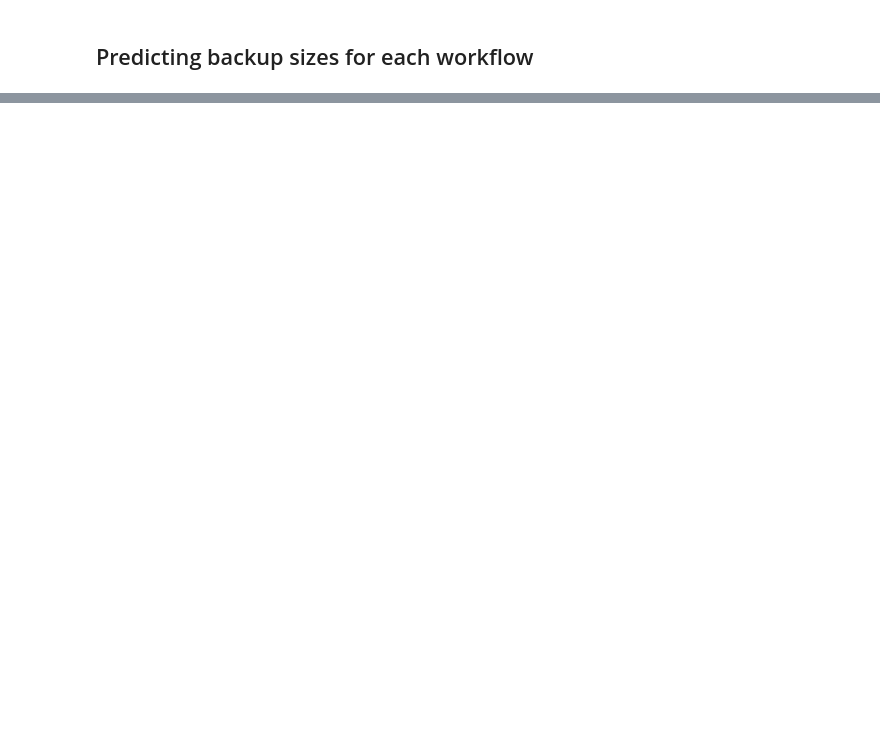
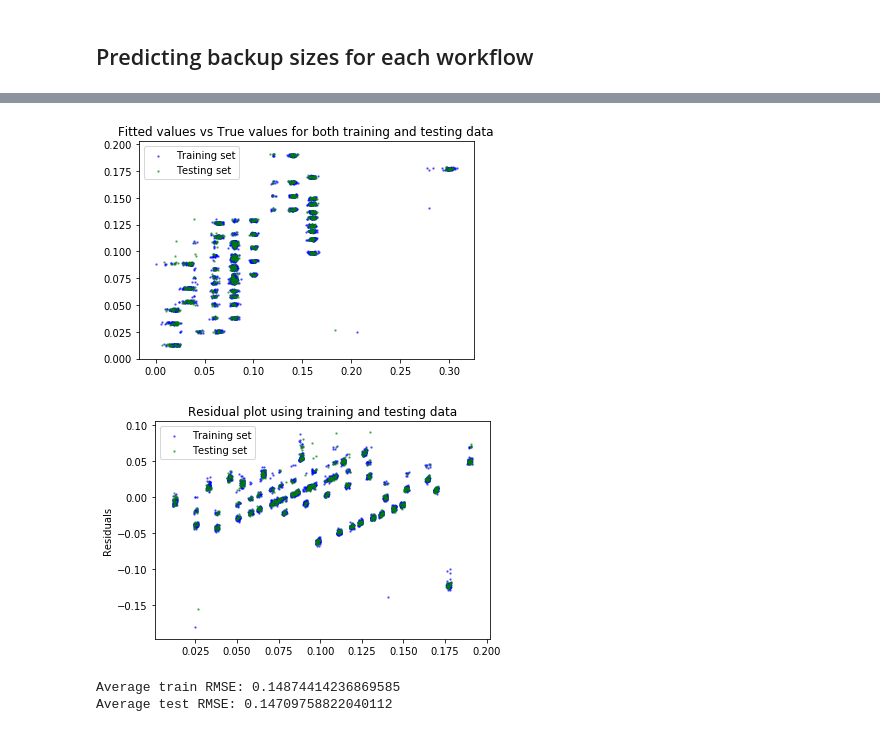
Before and after one commit to 219Winter2019adjz/Project4, a Jupyter notebook: Dataset1.ipynb, the cells around one changed output, grey strips where cells are left out. Saved outputs shown, nothing was run; the diff lists cells and outputs as text; code cells hidden in the pictures; blank space fills up the shorter version.

```diff
--- a/Dataset1.ipynb
+++ b/Dataset1.ipynb
@@ -514,0 +546,11 @@ plt.legend(['Training set', 'Testing set'])
+# %%
+data_wf0_enc = X_encoded[np.where(X_encoded[:,1]==0)]
+target_wf0_enc = Y_encoded[np.where(X_encoded[:,1]==0)]
+data_wf1_enc = X_encoded[np.where(X_encoded[:,1]==1)]
+target_wf1_enc = Y_encoded[np.where(X_encoded[:,1]==1)]
+data_wf2_enc = X_encoded[np.where(X_encoded[:,1]==2)]
+target_wf2_enc = Y_encoded[np.where(X_encoded[:,1]==2)]
+data_wf3_enc = X_encoded[np.where(X_encoded[:,1]==3)]
+target_wf3_enc = Y_encoded[np.where(X_encoded[:,1]==3)]
+data_wf4_enc = X_encoded[np.where(X_encoded[:,1]==4)]
+target_wf4_enc = Y_encoded[np.where(X_encoded[:,1]==4)]
@@ -514,0 +578,29 @@ plt.legend(['Training set', 'Testing set'])
+# %%
+X_train, X_test, y_train, y_test = train_test_split(data_wf0_enc, target_wf0_enc, random_state=0)
+model.fit(X_train, y_train)
+
+model_scatter_plots(model, X_train, y_train, X_test, y_test)
+# %% [output]
+[figure, added]
+[figure, added]
+# %%
+model = LinearRegression()
+kf = KFold(n_splits=num_folds)
+rmse_per_fold_train = []
+rmse_per_fold_test = []
+i = 0
+for trainset, testset in kf.split(data_wf1_enc):
+    X_train, X_test = data_wf1_enc[trainset], data_wf1_enc[testset]
+    y_train, y_test = target_wf1_enc[trainset], target_wf1_enc[testset]
+    model.fit(X_train, y_train)
+    rmse_per_fold_train.append(np.sqrt(mean_squared_error(y_train, model.predict(X_train))))
+    rmse_per_fold_test.append(np.sqrt(mean_squared_error(y_test, model.predict(X_test))))
+#     print('RMSE Training for fold {} = {}'.format(i, sqrt(mean_squared_error(y_train, model.predict(X_train)))))
+#     print('RMSE Testing for fold {} = {}'.format(i, sqrt(mean_squared_error(y_test, model.predict(X_test)))))
+#     print(' ')
+    i = i + 1
+print('Average train RMSE:', np.mean(rmse_per_fold_train))
+print('Average test RMSE:', np.mean(rmse_per_fold_test))
+# %% [output]
+Average train RMSE: 0.14874414236869585
+Average test RMSE: 0.14709758822040112
```
Also changed, not shown: parts of 24 cells of this notebook.
